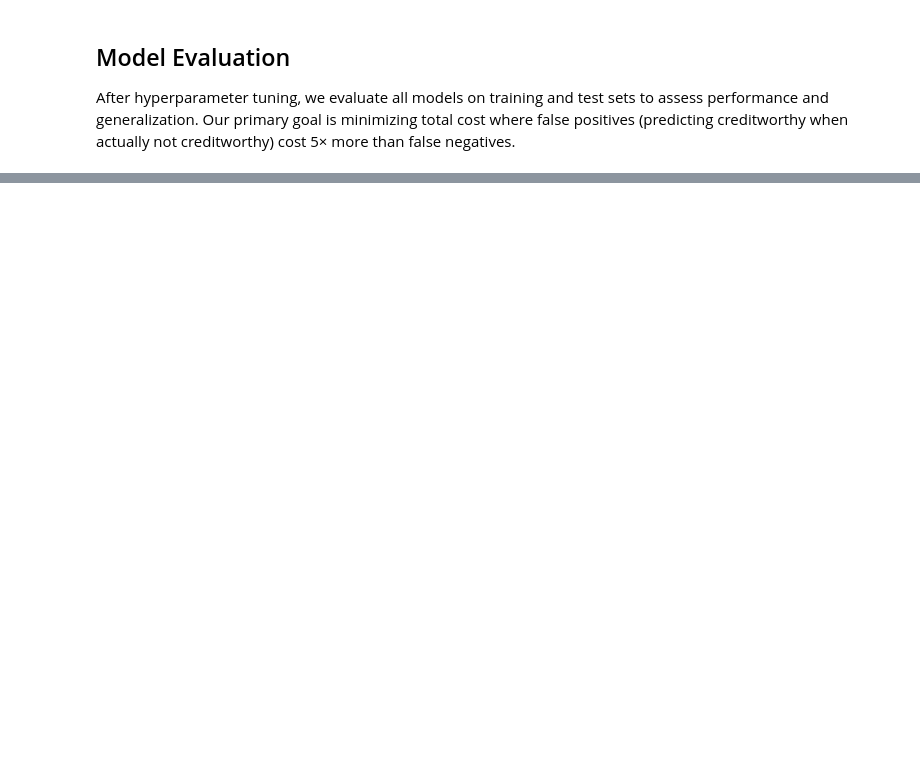
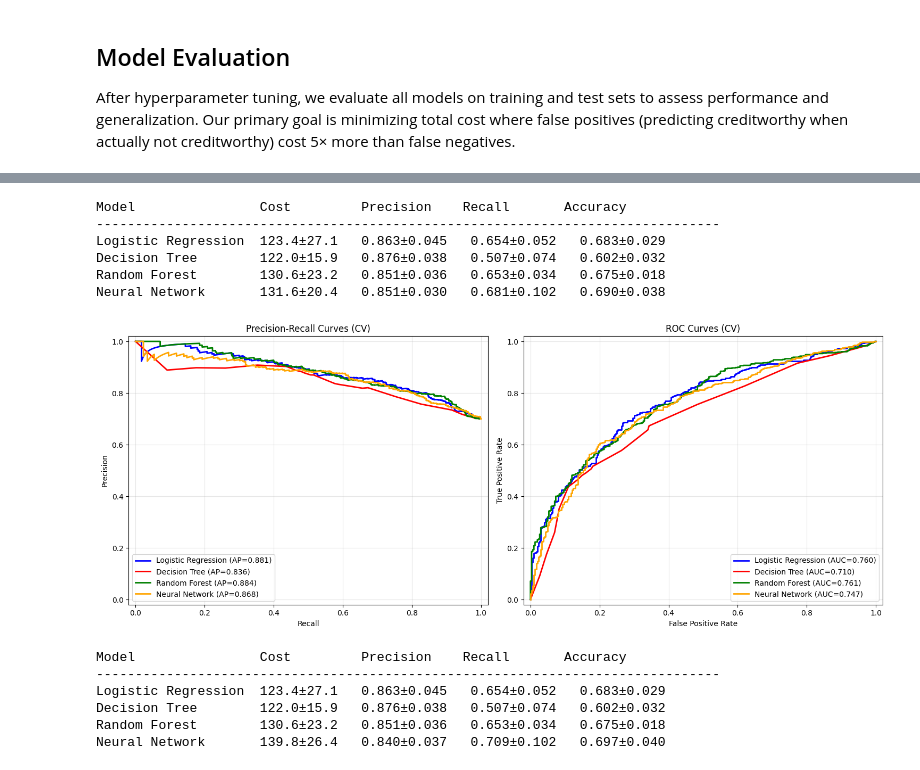
Before and after one commit to lam1aa/ML, a Jupyter notebook: credit_risk.ipynb, the cells around one changed output, grey strips where cells are left out. Drawn from its saved outputs; the diff is of its cells as text; code cells hidden in the pictures; blank space fills up the shorter version.

```diff
--- a/credit_risk.ipynb
+++ b/credit_risk.ipynb
@@ -1119,0 +1199,9 @@ For a balance of cost, precision and efficiency, **Logistic Regression** represe
+# %%
+evaluation_cv_results = evaluate_all_models_cv(models, df_final, label, cv_folds=5)
+# %% [output]
+Model                Cost         Precision    Recall       Accuracy
+--------------------------------------------------------------------------------
+Logistic Regression  123.4±27.1   0.863±0.045   0.654±0.052   0.683±0.029
+Decision Tree        122.0±15.9   0.876±0.038   0.507±0.074   0.602±0.032
+Random Forest        130.6±23.2   0.851±0.036   0.653±0.034   0.675±0.018
+Neural Network       131.6±20.4   0.851±0.030   0.681±0.102   0.690±0.038
@@ -1119,0 +1312,10 @@ For a balance of cost, precision and efficiency, **Logistic Regression** represe
+# %%
+evaluate_cv(models, df_final, label, cv_folds=5)
+# %% [output]
+[figure, added]
+Model                Cost         Precision    Recall       Accuracy
+--------------------------------------------------------------------------------
+Logistic Regression  123.4±27.1   0.863±0.045   0.654±0.052   0.683±0.029
+Decision Tree        122.0±15.9   0.876±0.038   0.507±0.074   0.602±0.032
+Random Forest        130.6±23.2   0.851±0.036   0.653±0.034   0.675±0.018
+Neural Network       139.8±26.4   0.840±0.037   0.709±0.102   0.697±0.040
```
Also changed, not shown: parts of 35 cells of this notebook, 4 other files.
